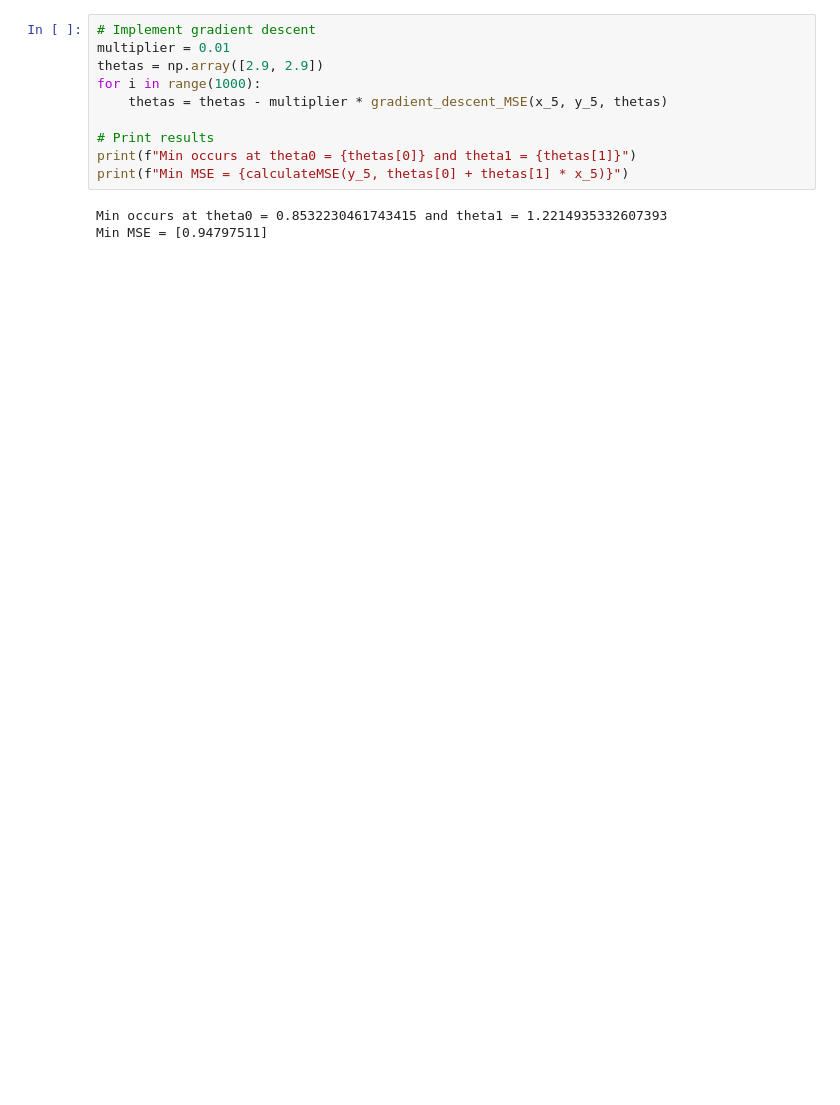
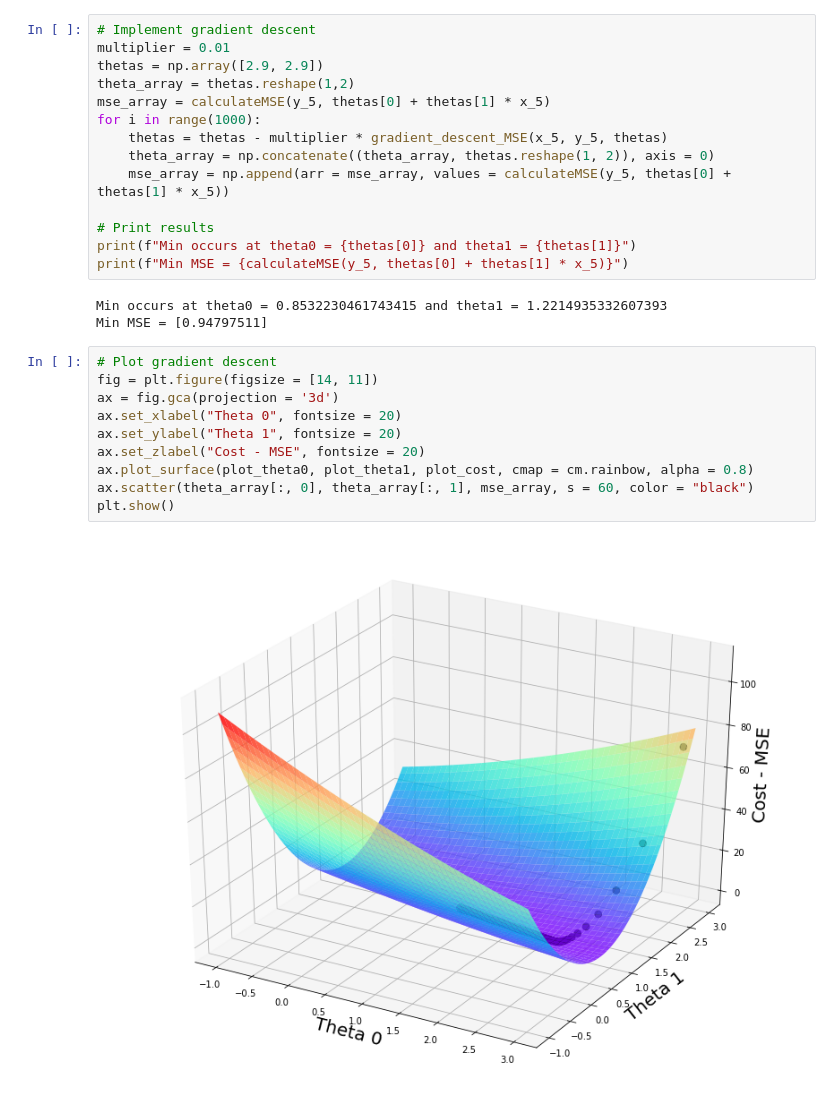
Before and after one commit to JLJL0308/Gradient_Descent_Exercise, a Jupyter notebook: Gradient Descent.ipynb, the cells around one changed output. Drawn from its saved outputs; the diff is of its cells as text; blank space fills up the shorter version.

Commit message:
Plot MSE Gradient Descent.

```diff
--- a/Gradient Descent.ipynb
+++ b/Gradient Descent.ipynb
@@ -630,8 +630,12 @@ def gradient_descent_MSE(x, y, thetas):
 # Implement gradient descent
 multiplier = 0.01
 thetas = np.array([2.9, 2.9])
+theta_array = thetas.reshape(1,2)
+mse_array = calculateMSE(y_5, thetas[0] + thetas[1] * x_5)
 for i in range(1000):
     thetas = thetas - multiplier * gradient_descent_MSE(x_5, y_5, thetas)
+    theta_array = np.concatenate((theta_array, thetas.reshape(1, 2)), axis = 0)
+    mse_array = np.append(arr = mse_array, values = calculateMSE(y_5, thetas[0] + thetas[1] * x_5))
 
 # Print results
 print(f"Min occurs at theta0 = {thetas[0]} and theta1 = {thetas[1]}")
@@ -639,3 +643,15 @@ print(f"Min MSE = {calculateMSE(y_5, thetas[0] + thetas[1] * x_5)}")
 # %% [output]
 Min occurs at theta0 = 0.8532230461743415 and theta1 = 1.2214935332607393
 Min MSE = [0.94797511]
+# %%
+# Plot gradient descent
+fig = plt.figure(figsize = [14, 11])
+ax = fig.gca(projection = '3d')
+ax.set_xlabel("Theta 0", fontsize = 20)
+ax.set_ylabel("Theta 1", fontsize = 20)
+ax.set_zlabel("Cost - MSE", fontsize = 20)
+ax.plot_surface(plot_theta0, plot_theta1, plot_cost, cmap = cm.rainbow, alpha = 0.8)
+ax.scatter(theta_array[:, 0], theta_array[:, 1], mse_array, s = 60, color = "black")
+plt.show()
+# %% [output]
+[figure, added]
```
